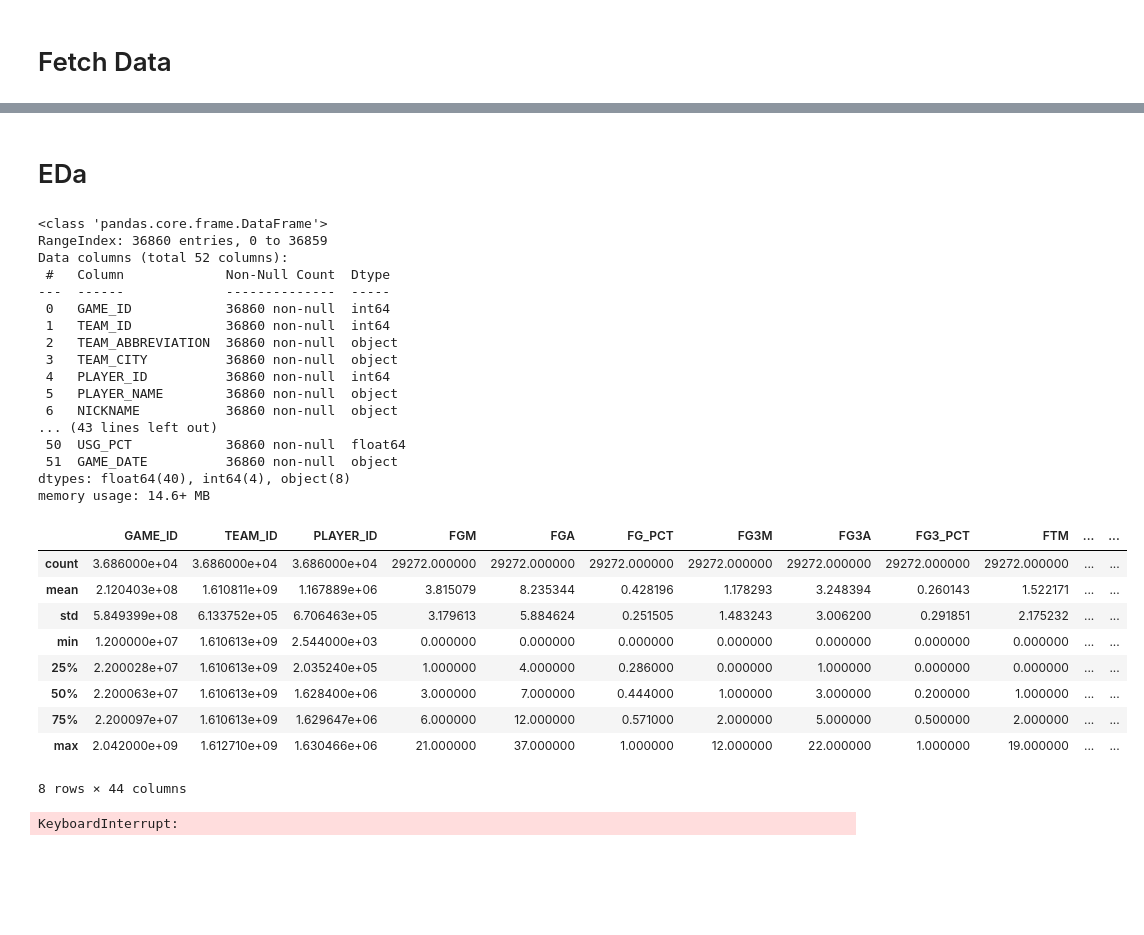
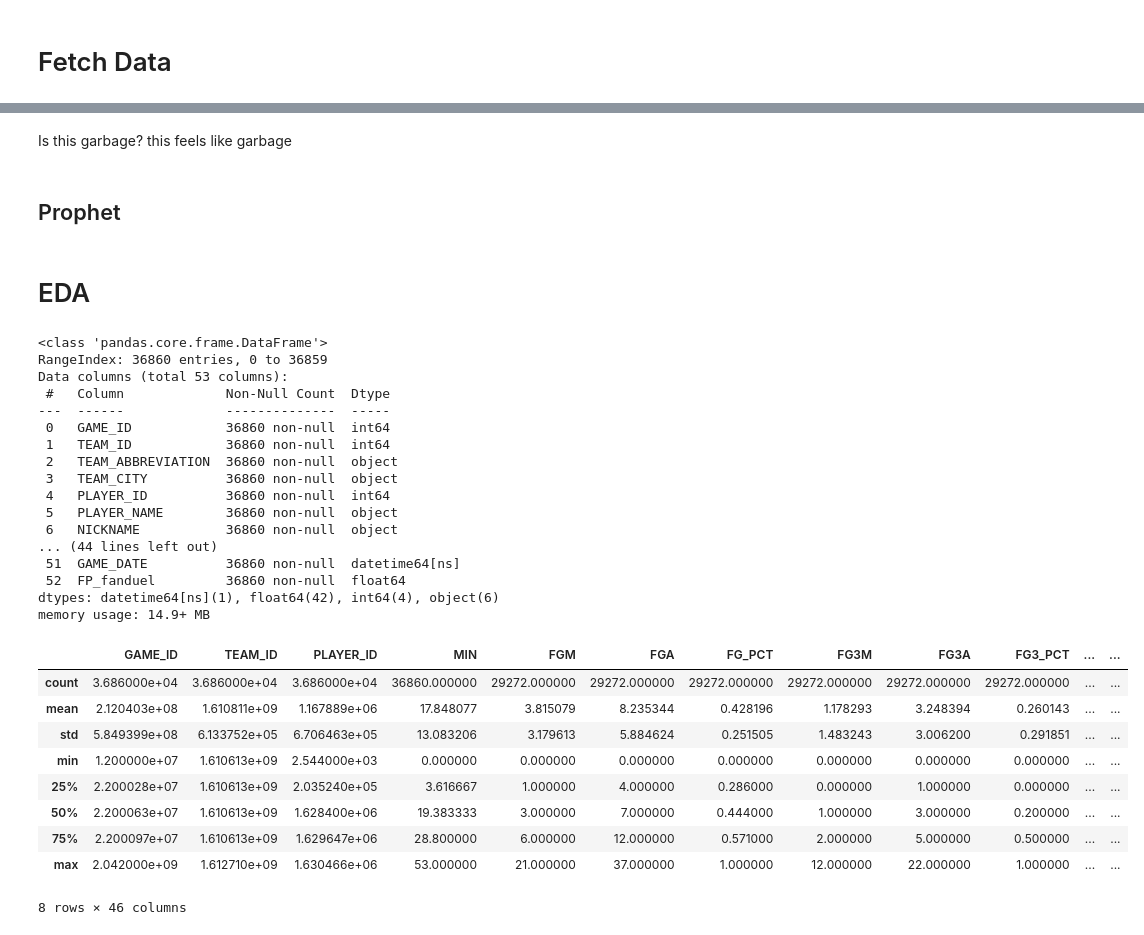
Before and after one commit to tzachpach/final_project_dfs, a Jupyter notebook: time_predict_y_pred.ipynb, the cells around one changed output, grey strips where cells are left out. Drawn from its saved outputs; the diff is of its cells as text; code cells hidden in the pictures; blank space fills up the shorter version.

```diff
--- a/time_predict_y_pred.ipynb
+++ b/time_predict_y_pred.ipynb
@@ -25,0 +47,2 @@ dataset.head()
+# %%
+df['game_date'] = pd.to_datetime(df['game_date'])
@@ -25,0 +113,19 @@ dataset.head()
+# %%
+rolling_window = 10  # Example window size
+for col in cols_for_ma:
+    df[f'rolling_avg_{col}'] = df.groupby('player_id')[col].transform(lambda x: x.rolling(rolling_window, min_periods=1).mean())
+    df[f'rolling_std_{col}'] = df.groupby('player_id')[col].transform(lambda x: x.rolling(rolling_window, min_periods=1).std())
+# %%
+# one hot encoding all  the cat vals:
+
+# Apply OneHotEncoder
+encoder = OneHotEncoder(drop='first', sparse=False)
+encoded_categorical = encoder.fit_transform(df[cat_cols])
+# %%
+
+encoded_categorical_df = pd.DataFrame(encoded_categorical, columns=encoder.get_feature_names_out(cat_cols))
+
+df = pd.concat([df, encoded_categorical_df], axis=1)
+df_with_player_id = df
+df = df.drop(columns=cat_cols)
+# df.drop(columns=['comment'], inplace=True)
@@ -25,0 +274,2 @@ dataset.head()
+# %% [markdown]
+Is this garbage? this feels like garbage
@@ -25,0 +278,2 @@ dataset.head()
+# %% [markdown]
+## Prophet
@@ -26,11 +285,11 @@ dataset.head()
 # %% [markdown]
-# EDa
+# EDA
 # %%
-dataset.info()
+df.info()
 # %% [output]
 <class 'pandas.core.frame.DataFrame'>
 RangeIndex: 36860 entries, 0 to 36859
-Data columns (total 52 columns):
+Data columns (total 53 columns):
  #   Column             Non-Null Count  Dtype
 ---  ------             --------------  -----
  0   GAME_ID            36860 non-null  int64
@@ -40,21 +299,21 @@ Data columns (total 52 columns):
  4   PLAYER_ID          36860 non-null  int64
  5   PLAYER_NAME        36860 non-null  object
  6   NICKNAME           36860 non-null  object
-... (43 lines left out)
- 50  USG_PCT            36860 non-null  float64
- 51  GAME_DATE          36860 non-null  object
-dtypes: float64(40), int64(4), object(8)
-memory usage: 14.6+ MB
+... (44 lines left out)
+ 51  GAME_DATE          36860 non-null  datetime64[ns]
+ 52  FP_fanduel         36860 non-null  float64
+dtypes: datetime64[ns](1), float64(42), int64(4), object(6)
+memory usage: 14.9+ MB
 # %%
-dataset.describe()
+df.describe()
 # %% [output]
-|  | GAME_ID | TEAM_ID | PLAYER_ID | FGM | FGA | FG_PCT | FG3M | FG3A | FG3_PCT | FTM | ... | ... |
-| count | 3.686000e+04 | 3.686000e+04 | 3.686000e+04 | 29272.000000 | 29272.000000 | 29272.000000 | 29272.000000 | 29272.000000 | 29272.000000 | 29272.000000 | ... | ... |
-| mean | 2.120403e+08 | 1.610811e+09 | 1.167889e+06 | 3.815079 | 8.235344 | 0.428196 | 1.178293 | 3.248394 | 0.260143 | 1.522171 | ... | ... |
-| std | 5.849399e+08 | 6.133752e+05 | 6.706463e+05 | 3.179613 | 5.884624 | 0.251505 | 1.483243 | 3.006200 | 0.291851 | 2.175232 | ... | ... |
+|  | GAME_ID | TEAM_ID | PLAYER_ID | MIN | FGM | FGA | FG_PCT | FG3M | FG3A | FG3_PCT | ... | ... |
+| count | 3.686000e+04 | 3.686000e+04 | 3.686000e+04 | 36860.000000 | 29272.000000 | 29272.000000 | 29272.000000 | 29272.000000 | 29272.000000 | 29272.000000 | ... | ... |
+| mean | 2.120403e+08 | 1.610811e+09 | 1.167889e+06 | 17.848077 | 3.815079 | 8.235344 | 0.428196 | 1.178293 | 3.248394 | 0.260143 | ... | ... |
+| std | 5.849399e+08 | 6.133752e+05 | 6.706463e+05 | 13.083206 | 3.179613 | 5.884624 | 0.251505 | 1.483243 | 3.006200 | 0.291851 | ... | ... |
 | min | 1.200000e+07 | 1.610613e+09 | 2.544000e+03 | 0.000000 | 0.000000 | 0.000000 | 0.000000 | 0.000000 | 0.000000 | 0.000000 | ... | ... |
-| 25% | 2.200028e+07 | 1.610613e+09 | 2.035240e+05 | 1.000000 | 4.000000 | 0.286000 | 0.000000 | 1.000000 | 0.000000 | 0.000000 | ... | ... |
-| 50% | 2.200063e+07 | 1.610613e+09 | 1.628400e+06 | 3.000000 | 7.000000 | 0.444000 | 1.000000 | 3.000000 | 0.200000 | 1.000000 | ... | ... |
-| 75% | 2.200097e+07 | 1.610613e+09 | 1.629647e+06 | 6.000000 | 12.000000 | 0.571000 | 2.000000 | 5.000000 | 0.500000 | 2.000000 | ... | ... |
-| max | 2.042000e+09 | 1.612710e+09 | 1.630466e+06 | 21.000000 | 37.000000 | 1.000000 | 12.000000 | 22.000000 | 1.000000 | 19.000000 | ... | ... |
+| 25% | 2.200028e+07 | 1.610613e+09 | 2.035240e+05 | 3.616667 | 1.000000 | 4.000000 | 0.286000 | 0.000000 | 1.000000 | 0.000000 | ... | ... |
+| 50% | 2.200063e+07 | 1.610613e+09 | 1.628400e+06 | 19.383333 | 3.000000 | 7.000000 | 0.444000 | 1.000000 | 3.000000 | 0.200000 | ... | ... |
+| 75% | 2.200097e+07 | 1.610613e+09 | 1.629647e+06 | 28.800000 | 6.000000 | 12.000000 | 0.571000 | 2.000000 | 5.000000 | 0.500000 | ... | ... |
+| max | 2.042000e+09 | 1.612710e+09 | 1.630466e+06 | 53.000000 | 21.000000 | 37.000000 | 1.000000 | 12.000000 | 22.000000 | 1.000000 | ... | ... |
-8 rows × 44 columns
+8 rows × 46 columns
@@ -63,10 +319,0 @@ dataset['GAME_DATE'] = pd.to_datetime(dataset['GAME_DATE'])
-# %%
-from data_loader import calculate_fanduel_fantasy_points
-
-dataset['DFS_VALUE'] = dataset.apply(lambda row: calculate_fanduel_fantasy_points(row), axis=1)
-# this column should be called 'FP' or 'FP_FanDuel', DFS Value is confusing as hell
-# and why aren't we doing this inside the data loader?
-# 42 minutes and counting just for this simple arithmetic operation...yikes! :-(
-# turns out part of the problem is that turnovers in this data are labeled 'TO' and not 'TOV'
-# %% [output]
-KeyboardInterrupt:
```
Also changed, not shown: parts of 44 cells of this notebook.
